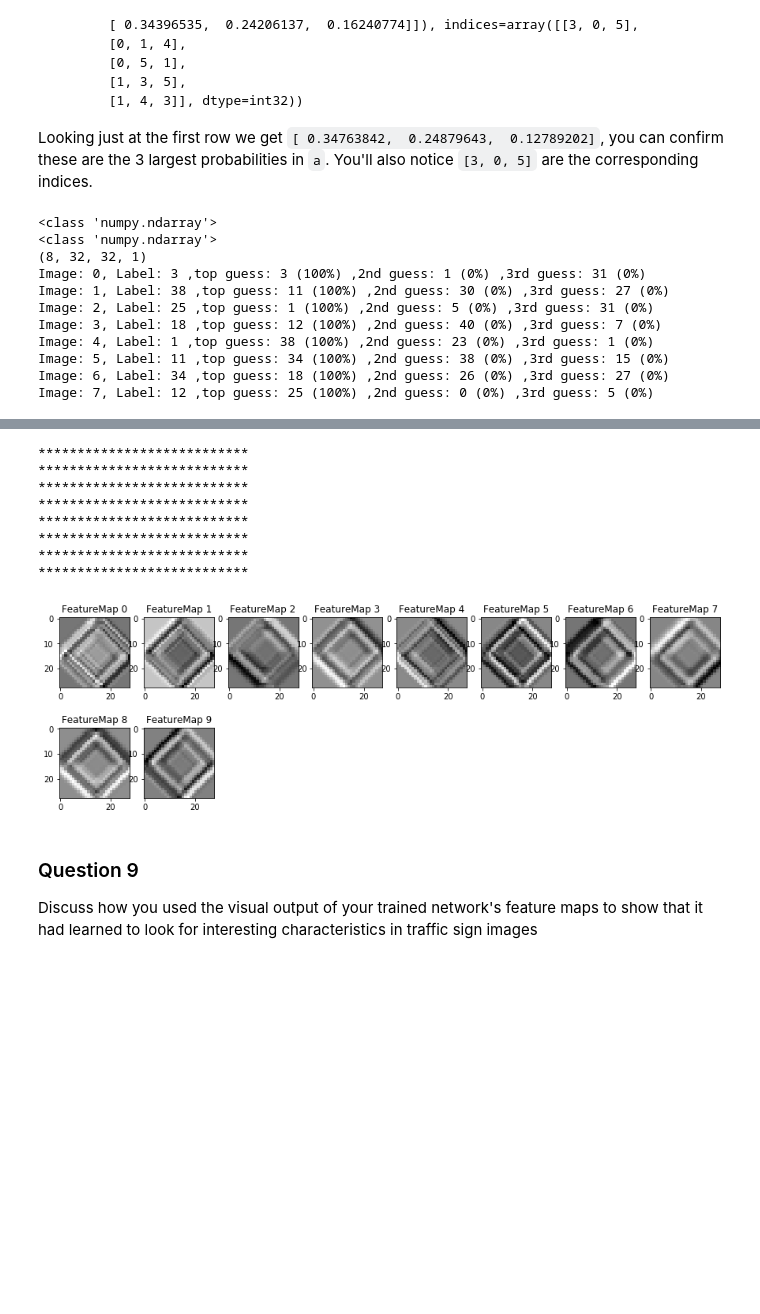
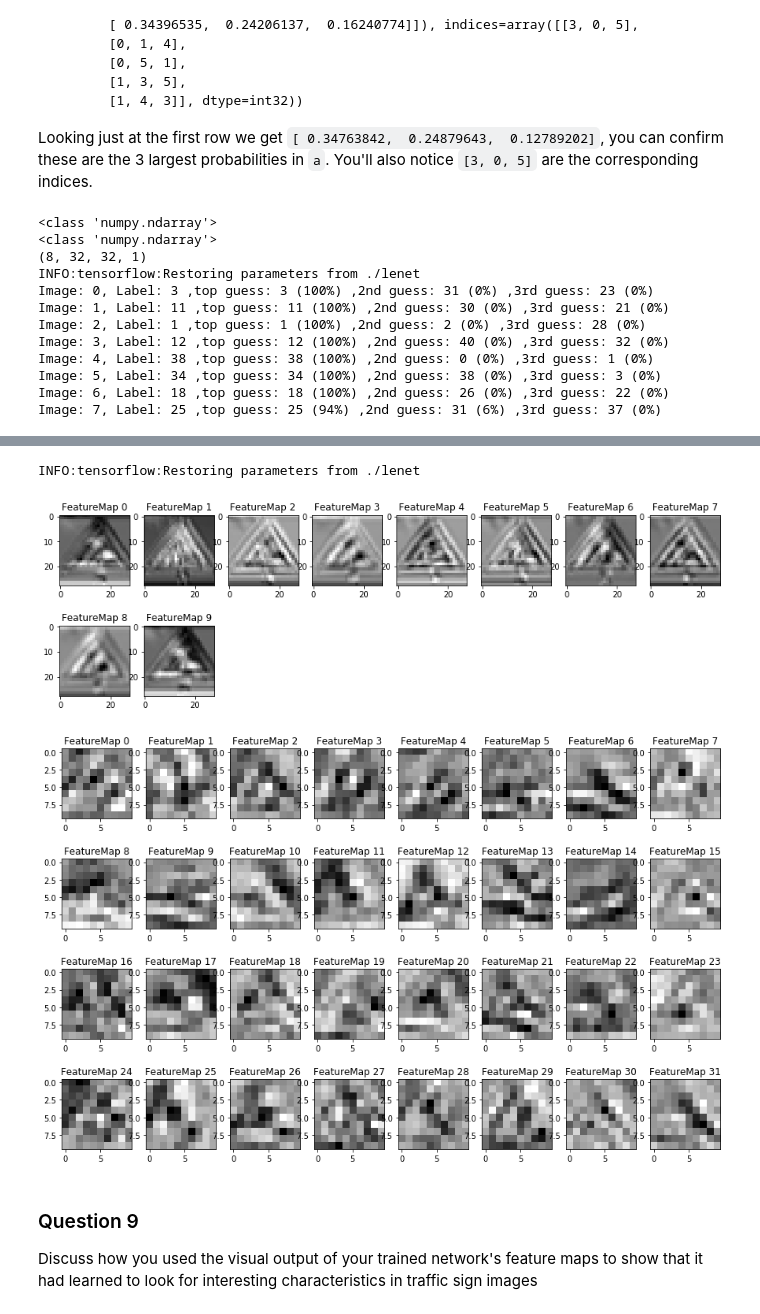
Before and after one commit to Sundeedee/CarND-Traffic-Sign-Classifier-Project, a Jupyter notebook: Traffic_Sign_Classifier.ipynb, the cells around one changed output, grey strips where cells are left out. Cells and saved outputs as stored; diff of their text form; code cells hidden in the pictures; blank space fills up the shorter version.

```diff
--- a/Traffic_Sign_Classifier.ipynb
+++ b/Traffic_Sign_Classifier.ipynb
@@ -142,12 +146,16 @@ def grayscale(img):
     img = cv2.cvtColor(img, cv2.COLOR_BGR2GRAY)
     return img
 def normalize(data):
-    return (0.1+0.9*(data/255)).astype(np.float32)
+    #return (0.1+0.9*(data/255)).astype(np.float32)
+    return ((data/255)-0.5).astype(np.float32)
 def preprocess(data):
 
     return np.sum(data/3, axis=3, keepdims=True)
 
-
+testimg = X_train[0]
+fig_gray = plt.figure(3)
+plt.imshow(grayscale(testimg))
+fig_gray.savefig('Test_output/gray_preprocess.jpg')
 
 print("Original shape:", X_train.shape)
 X_train = preprocess(X_train)
@@ -357,8 +368,8 @@ sets imply underfitting. A high accuracy on the training set but low accuracy on
 ### the accuracy on the test set should be calculated and reported as well.
 ### Feel free to use as many code cells as needed.
 EPOCHS = 60
-BATCH_SIZE = 250
-rate = 0.0005
+BATCH_SIZE = 150
+rate = 0.0003
 tf.reset_default_graph()
 x = tf.placeholder(tf.float32, (None, 32, 32, 1))
 y = tf.placeholder(tf.int32, (None))
@@ -406,7 +417,7 @@ def LeNet(x):
     layer3flatten = flatten(x)
     # TODO: Flatten. Input = 5x5x32. Output = 800
     layer2flatten = flatten(layer2)
-    x = tf.concat_v2([layer3flatten,layer2flatten],1)
+    x = tf.concat([layer3flatten,layer2flatten],1)
     x = tf.nn.dropout(x, keep_prob)
     x = tf.matmul(x,weights['wfc2'])
     x = tf.add(x,bias['bfc2'])
@@ -416,7 +427,7 @@ def LeNet(x):
     return logits
 
 logits = LeNet(x)
-cross_entropy = tf.nn.softmax_cross_entropy_with_logits(logits, one_hot_y)
+cross_entropy = tf.nn.softmax_cross_entropy_with_logits(logits = logits, labels = one_hot_y)
 loss_operation = tf.reduce_mean(cross_entropy)
 optimizer = tf.train.AdamOptimizer(learning_rate = rate)
 training_operation = optimizer.minimize(loss_operation)
@@ -528,7 +539,7 @@ print(my_images_normalized.shape)
 ### Run the predictions here and use the model to output the prediction for each image.
 ### Make sure to pre-process the images with the same pre-processing pipeline used earlier.
 ### Feel free to use as many code cells as needed.
-my_labels = [3,38,25,18,1,11,34,12]
+my_labels = [3,11,1,12,38,34,18,25]
 # %% [markdown]
 ### Analyze Performance
 # %%
@@ -543,0 +556,8 @@ Test Accuracy = 0.125
+# %%
+train_test = X_train[0:1000]
+label_test = y_train[0:1000]
+with tf.Session() as sess:
+    saver.restore(sess, tf.train.latest_checkpoint('.'))
+
+    my_accuracy = evaluate(train_test, label_test)
+    print("Test Accuracy = {:.3f}".format(my_accuracy))
@@ -607,14 +630,15 @@ with tf.Session() as sess:
 <class 'numpy.ndarray'>
 <class 'numpy.ndarray'>
 (8, 32, 32, 1)
-Image: 0, Label: 3 ,top guess: 3 (100%) ,2nd guess: 1 (0%) ,3rd guess: 31 (0%)
-Image: 1, Label: 38 ,top guess: 11 (100%) ,2nd guess: 30 (0%) ,3rd guess: 27 (0%)
-Image: 2, Label: 25 ,top guess: 1 (100%) ,2nd guess: 5 (0%) ,3rd guess: 31 (0%)
-Image: 3, Label: 18 ,top guess: 12 (100%) ,2nd guess: 40 (0%) ,3rd guess: 7 (0%)
-Image: 4, Label: 1 ,top guess: 38 (100%) ,2nd guess: 23 (0%) ,3rd guess: 1 (0%)
-Image: 5, Label: 11 ,top guess: 34 (100%) ,2nd guess: 38 (0%) ,3rd guess: 15 (0%)
-Image: 6, Label: 34 ,top guess: 18 (100%) ,2nd guess: 26 (0%) ,3rd guess: 27 (0%)
-Image: 7, Label: 12 ,top guess: 25 (100%) ,2nd guess: 0 (0%) ,3rd guess: 5 (0%)
+INFO:tensorflow:Restoring parameters from ./lenet
+Image: 0, Label: 3 ,top guess: 3 (100%) ,2nd guess: 31 (0%) ,3rd guess: 23 (0%)
+Image: 1, Label: 11 ,top guess: 11 (100%) ,2nd guess: 30 (0%) ,3rd guess: 21 (0%)
+Image: 2, Label: 1 ,top guess: 1 (100%) ,2nd guess: 2 (0%) ,3rd guess: 28 (0%)
+Image: 3, Label: 12 ,top guess: 12 (100%) ,2nd guess: 40 (0%) ,3rd guess: 32 (0%)
+Image: 4, Label: 38 ,top guess: 38 (100%) ,2nd guess: 0 (0%) ,3rd guess: 1 (0%)
+Image: 5, Label: 34 ,top guess: 34 (100%) ,2nd guess: 38 (0%) ,3rd guess: 3 (0%)
+Image: 6, Label: 18 ,top guess: 18 (100%) ,2nd guess: 26 (0%) ,3rd guess: 22 (0%)
+Image: 7, Label: 25 ,top guess: 25 (94%) ,2nd guess: 31 (6%) ,3rd guess: 37 (0%)
 # %% [markdown]
 ---
 
@@ -647,47 +671,39 @@ def outputFeatureMap(image_input, tf_activation, activation_min=-1, activation_m
     # Here make sure to preprocess your image_input in a way your network expects
     # with size, normalization, ect if needed
     # image_input =
     # Note: x should be the same name as your network's tensorflow data placeholder variable
     # If you get an error tf_activation is not defined it maybe having trouble accessing the variable from inside a function
     activation = tf_activation.eval(session=sess,feed_dict={x : image_input})
     featuremaps = activation.shape[3]
     plt.figure(plt_num, figsize=(15,15))
     for featuremap in range(featuremaps):
         plt.subplot(6,8, featuremap+1) # sets the number of feature maps to show on each row and column
         plt.title('FeatureMap ' + str(featuremap)) # displays the feature map number
         if activation_min != -1 & activation_max != -1:
             plt.imshow(activation[0,:,:, featuremap], interpolation="nearest", vmin =activation_min, vmax=activation_max, cmap="gray")
         elif activation_max != -1:
             plt.imshow(activation[0,:,:, featuremap], interpolation="nearest", vmax=activation_max, cmap="gray")
         elif activation_min !=-1:
             plt.imshow(activation[0,:,:, featuremap], interpolation="nearest", vmin=activation_min, cmap="gray")
         else:
             plt.imshow(activation[0,:,:, featuremap], interpolation="nearest", cmap="gray")
 
 with tf.Session() as sess:
     saver.restore(sess, "./lenet")
     for img in my_images_normalized:
 
         img = img.reshape(1, 32,32,1)
         conv_layer_1_visual = sess.graph.get_tensor_by_name('conv1:0')
         outputFeatureMap(img,conv_layer_1_visual)
-        #conv_layer_2_visual = sess.graph.get_tensor_by_name('conv2:0')
-        #outputFeatureMap(img,conv_layer_2_visual)
-        print ("***************************")
-
+        conv_layer_2_visual = sess.graph.get_tensor_by_name('conv2:0')
+        outputFeatureMap(img,conv_layer_2_visual,plt_num=2)
         #conv_layer_3_visual = sess.graph.get_tensor_by_name('conv3:0')
-        #outputFeatureMap(img,conv_layer_3_visual)
+        #outputFeatureMap(img,conv_layer_3_visual,plt_num=3)
     #outputFeatureMap(my_images_normalized,weights['wc2'])
 # %% [output]
-***************************
-***************************
-***************************
-***************************
-***************************
-***************************
-***************************
-***************************
+INFO:tensorflow:Restoring parameters from ./lenet
-[figure, old version]
+[figure, new version]
+[figure, added]
 # %% [markdown]
 ### Question 9
 
```
Also changed, not shown: parts of 10 cells of this notebook, 8 other files.
